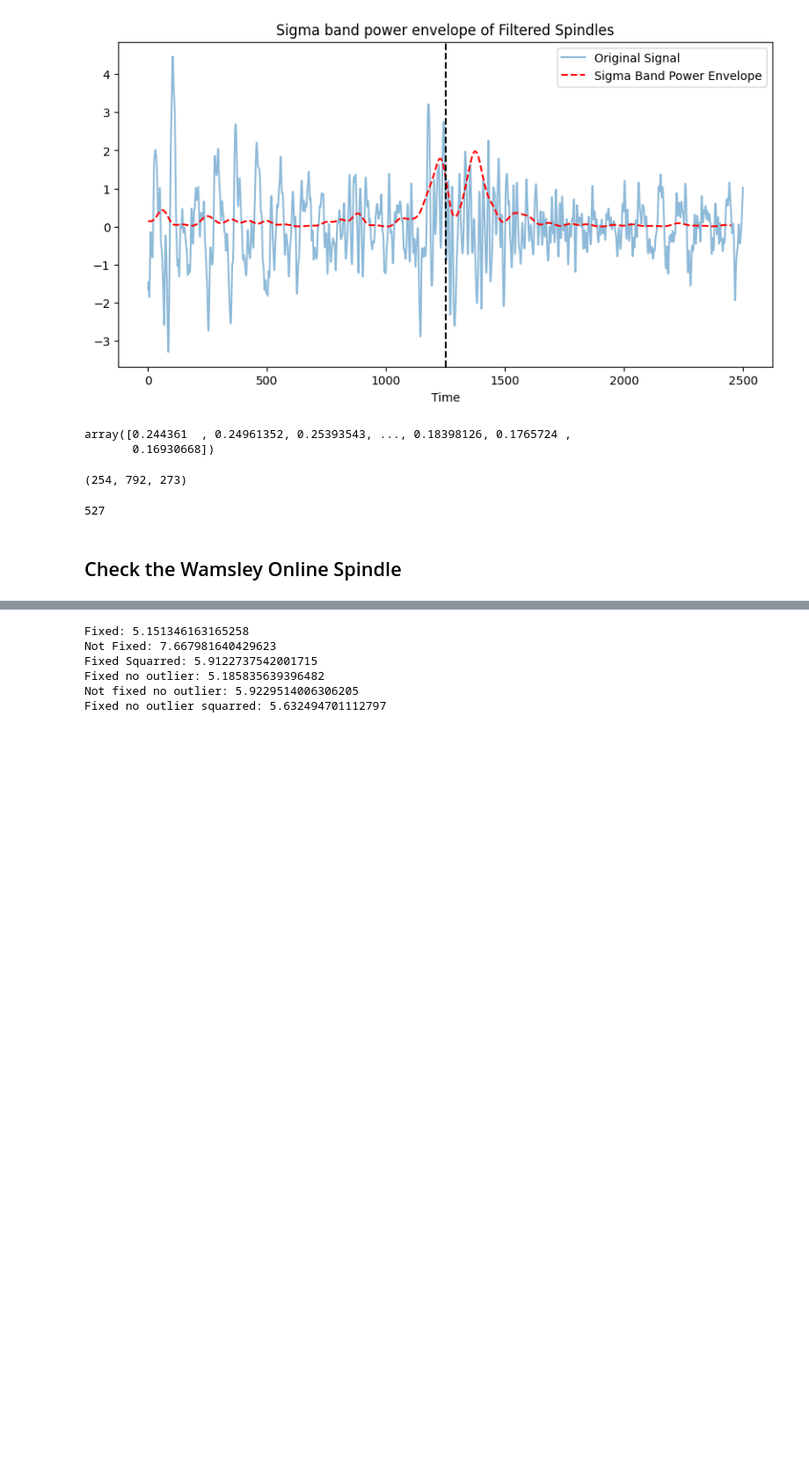
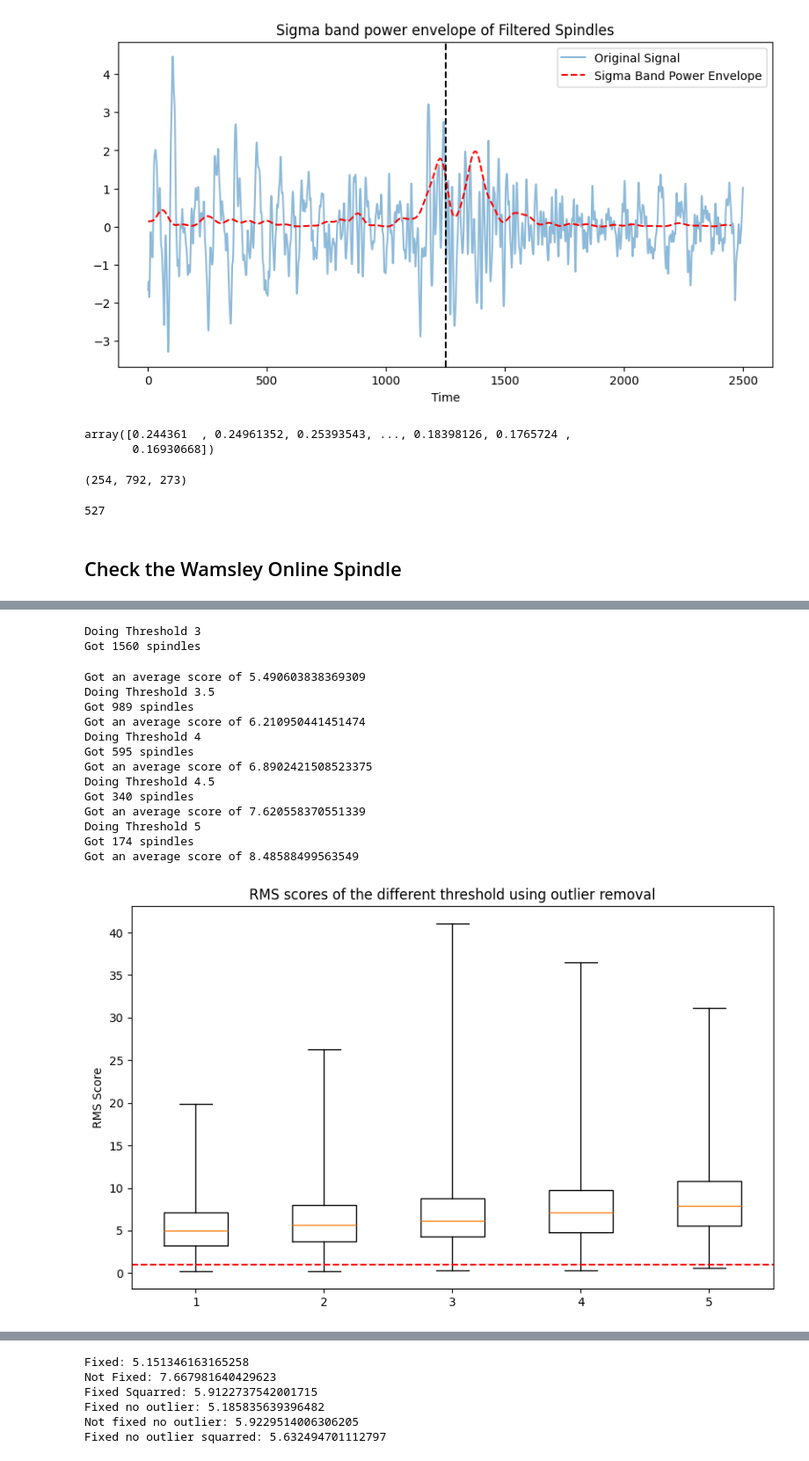
Before and after one commit to Portiloop/portiloop-training, a Jupyter notebook: notebooks/verifying_spindles.ipynb, the cells around one changed output, grey strips where cells are left out. Shown at 88% size. Saved outputs shown, nothing was run; the diff lists cells and outputs as text; code cells hidden in the pictures; blank space fills up the shorter version.

```diff
--- a/notebooks/verifying_spindles.ipynb
+++ b/notebooks/verifying_spindles.ipynb
@@ -366,20 +546,67 @@ spindles_fixed_no_outlier = []
 time_around = 30 # In seconds
 buffer_time = 250 * time_around
 
-for onset in events_fixed:
-    spindles_fixed.append(signal[onset-buffer_time:onset+buffer_time])
+# for onset in events_fixed:
+#     spindles_fixed.append(signal[onset-buffer_time:onset+buffer_time])
 
-for onset in events_not_fixed:
-    spindles_not_fixed.append(signal[onset-buffer_time:onset+buffer_time])
+# for onset in events_not_fixed:
+#     spindles_not_fixed.append(signal[onset-buffer_time:onset+buffer_time])
 
 for onset in events_fixed_squarred:
     spindles_fixed_squarred.append(signal[onset-buffer_time:onset+buffer_time])
 
-for onset in events_no_outlier:
-    spindles_no_outlier.append(signal[onset-buffer_time:onset+buffer_time])
+# for onset in events_no_outlier:
+#     spindles_no_outlier.append(signal[onset-buffer_time:onset+buffer_time])
 
-for onset in events_fixed_no_outlier:
-    spindles_fixed_no_outlier.append(signal[onset-buffer_time:onset+buffer_time])
+# for onset in events_fixed_no_outlier:
+#     spindles_fixed_no_outlier.append(signal[onset-buffer_time:onset+buffer_time])
 
-for onset in events_no_outlier_squarred:
-    spindles_no_outlier_squarred.append(signal[onset-buffer_time:onset+buffer_time])
+# for onset in events_no_outlier_squarred:
+#     spindles_no_outlier_squarred.append(signal[onset-buffer_time:onset+buffer_time])
+# %%
+from tqdm import tqdm
+
+scores = []
+thresholds = [3, 3.5, 4, 4.5, 5]
+for threshold in thresholds:
+    print(f"Doing Threshold {threshold}")
+    events_fixed_squarred, _threshold_fixed_squarred, threshold, data_detect_fixed_squarred, thresholds = detect_wamsley(
+        signal,
+        mask,
+        sampling_rate=250,
+        fixed=True,
+        squarred=True,
+        remove_outliers=True,
+        threshold_multiplier=threshold)
+
+    print(f"Got {len(events_fixed_squarred)} spindles")
+
+    time_around = 30 # In seconds
+    buffer_time = 250 * time_around
+    events_fixed_squarred = [event[0] for event in events_fixed_squarred]
+    spindles_fixed_squarred = []
+    for onset in events_fixed_squarred:
+        spindles_fixed_squarred.append(signal[onset-buffer_time:onset+buffer_time])
+
+    score = []
+    for spindle in spindles_fixed_squarred:
+        score.append(RMS_score(torch.from_numpy(spindle)))
+    scores.append(score)
+    print(f"Got an average score of {np.mean(score)}")
+# %% [output]
+Doing Threshold 3
+Got 1560 spindles
+Got an average score of 5.490603838369309
+Doing Threshold 3.5
+Got 989 spindles
+Got an average score of 6.210950441451474
+Doing Threshold 4
+Got 595 spindles
+Got an average score of 6.8902421508523375
+Doing Threshold 4.5
+Got 340 spindles
+Got an average score of 7.620558370551339
+Doing Threshold 5
+Got 174 spindles
+Got an average score of 8.48588499563549
+[figure, added]
```
Also changed, not shown: parts of 17 cells of this notebook, 2 other files.
